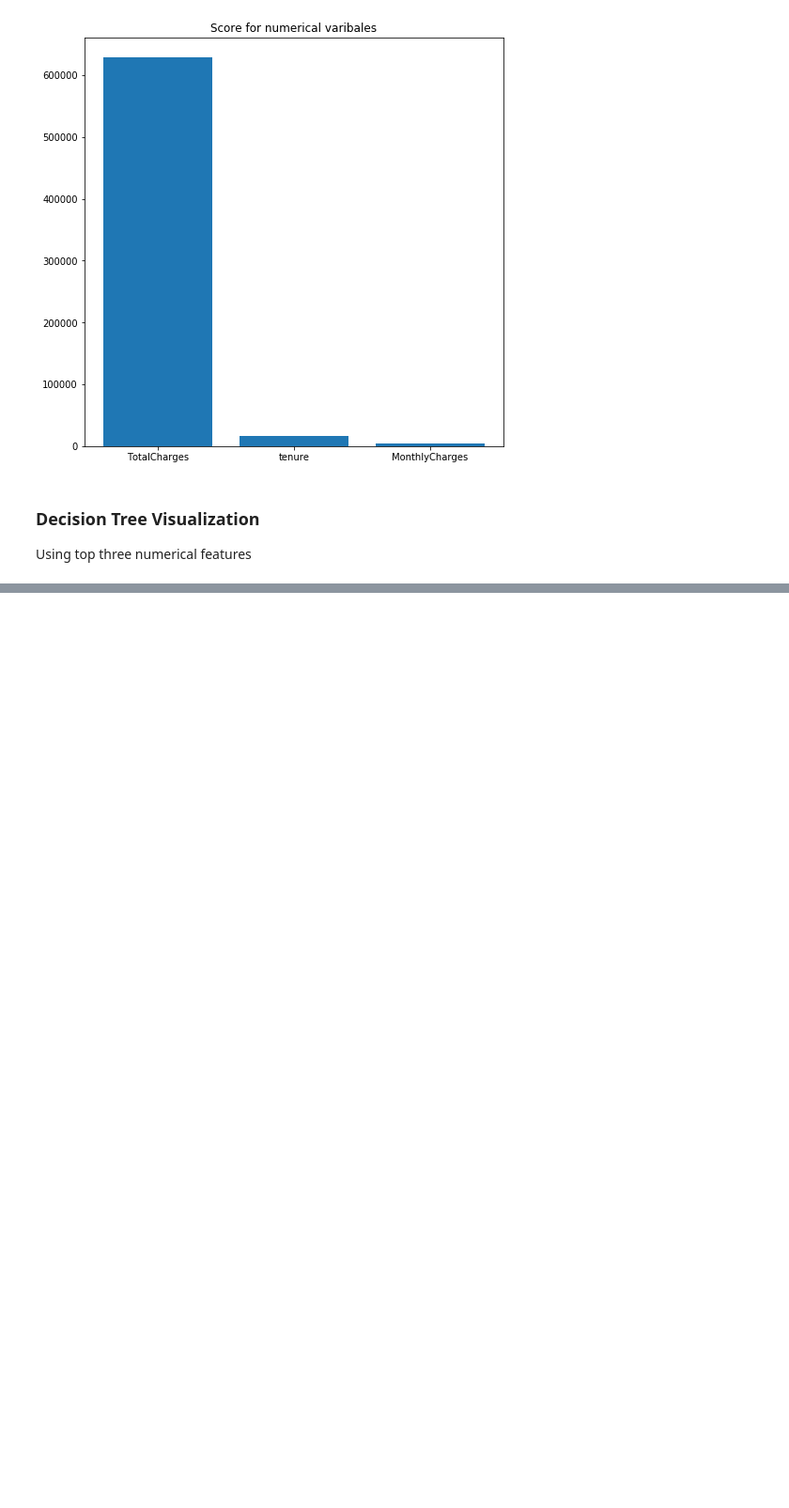
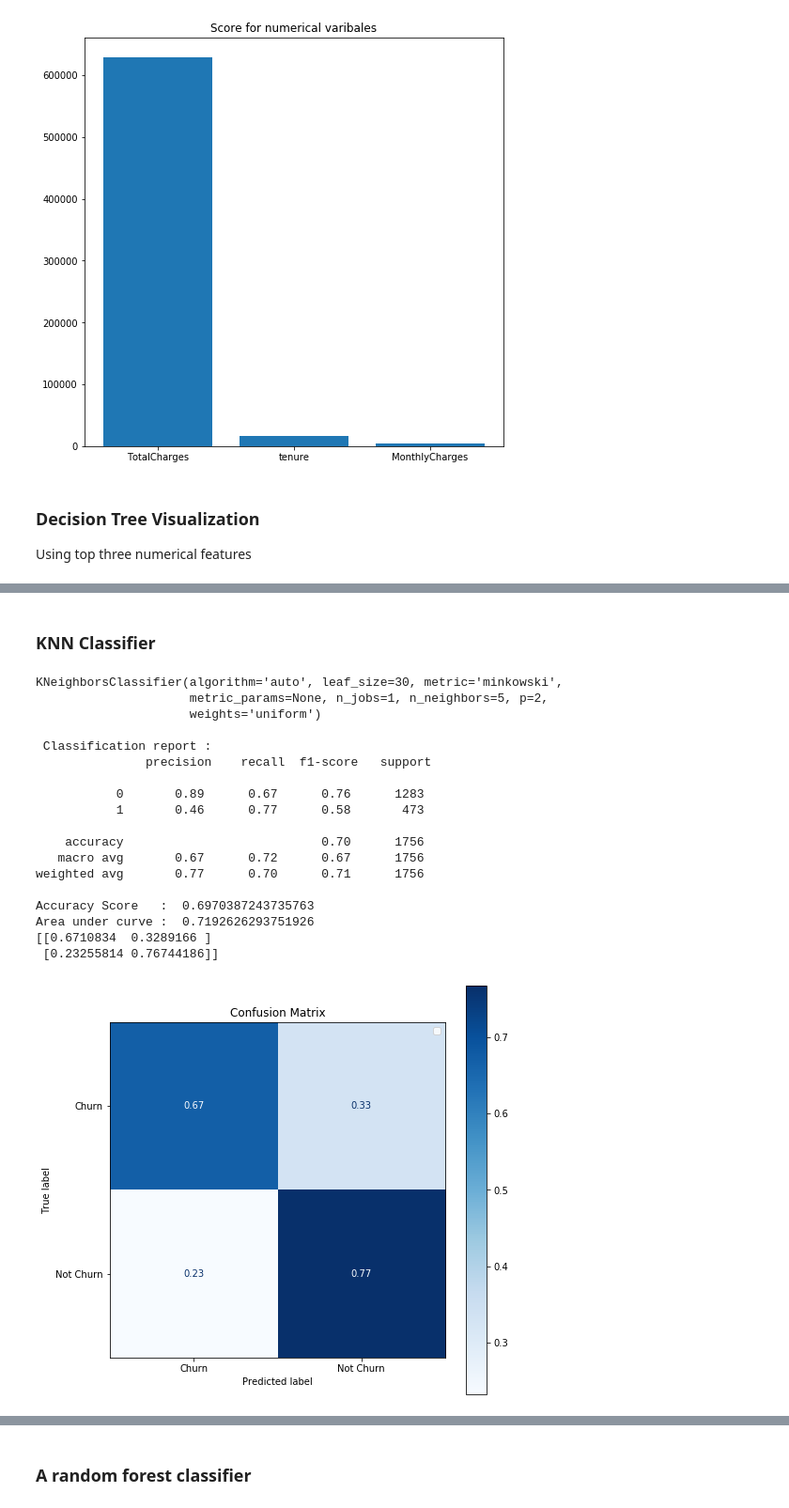
Before and after one commit to Carterbouley/Churn-prediction, a Jupyter notebook: CustomerAttrition.ipynb, the cells around one changed output, grey strips where cells are left out. Shown at 94% size. Saved outputs shown, nothing was run; the diff lists cells and outputs as text; code cells hidden in the pictures; blank space fills up the shorter version.

```diff
--- a/CustomerAttrition.ipynb
+++ b/CustomerAttrition.ipynb
@@ -692,2 +695,9 @@ Area under curve :  0.6862162380388196
 [figure]
 [drawing not drawn]
+# %% [markdown]
+### KNN Classifier
+# %%
+from sklearn.neighbors import KNeighborsClassifier
+knn = KNeighborsClassifier(algorithm='auto', leaf_size=30, metric='minkowski',
+           metric_params=None, n_jobs=1, n_neighbors=5, p=2,
+           weights='uniform')
@@ -693,0 +748,23 @@ Area under curve :  0.6862162380388196
+# %%
+telecom_churn_prediction_alg(knn,os_smote_X,test_X,
+                             os_smote_Y,test_Y)
+# %% [output]
+KNeighborsClassifier(algorithm='auto', leaf_size=30, metric='minkowski',
+                     metric_params=None, n_jobs=1, n_neighbors=5, p=2,
+                     weights='uniform')
+
+ Classification report :
+               precision    recall  f1-score   support
+
+           0       0.89      0.67      0.76      1283
+           1       0.46      0.77      0.58       473
+
+    accuracy                           0.70      1756
+   macro avg       0.67      0.72      0.67      1756
+weighted avg       0.77      0.70      0.71      1756
+
+Accuracy Score   :  0.6970387243735763
+Area under curve :  0.7192626293751926
+[[0.6710834  0.3289166 ]
+ [0.23255814 0.76744186]]
+[figure, added]
@@ -693,0 +772,2 @@ Area under curve :  0.6862162380388196
+# %% [markdown]
+### A random forest classifier
```
Also changed, not shown: parts of 26 cells of this notebook.
